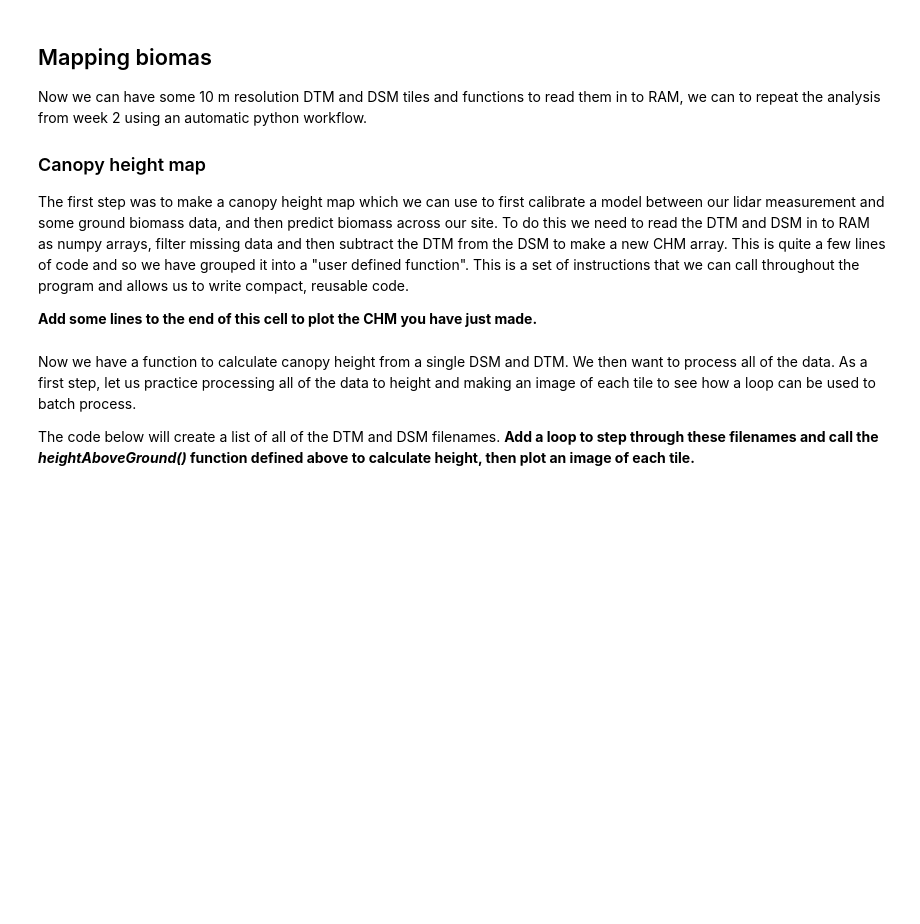
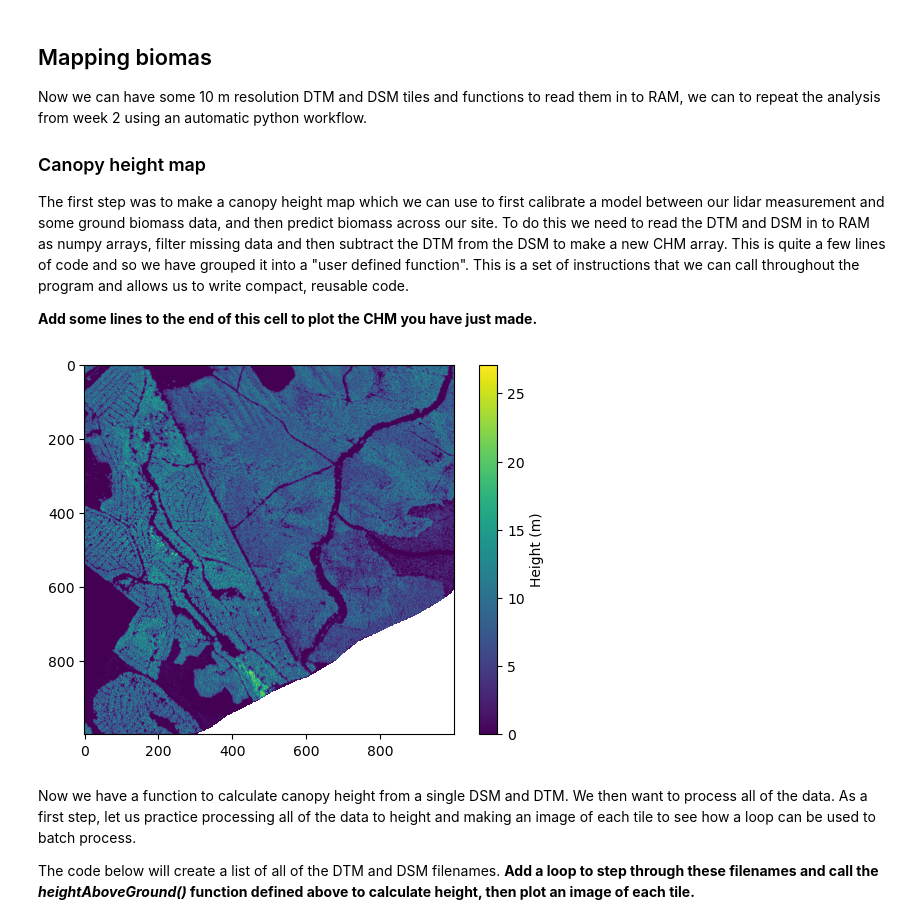
Before and after one commit to edinburgh-university-OOSA/pprs_programming_answers, a Jupyter notebook: batch_process_answers.ipynb, the cells around one changed output. Drawn from its saved outputs; the diff is of its cells as text; code cells hidden in the pictures; blank space fills up the shorter version.

```diff
--- a/batch_process_answers.ipynb
+++ b/batch_process_answers.ipynb
@@ -238,35 +251,37 @@ def heightAboveGround(dtmName,dsmName):
     # open the DTM and DSM and read data
     dtmFile=rasterio.open(dtmName)
     dtm=dtmFile.read(1)
     dsmFile=rasterio.open(dsmName)
     dsm=dsmFile.read(1)
 
 
     # filter both datasets
     dtm[dtm<0.0] = np.nan
     dsm[dsm<0.0] = np.nan
 
     # Subtract the two to get height, as two are aligned
     hData=dsm-dtm
 
     # pass back to the calling function
-    return(hData)
+    return(hData,dtmFile)
 
 
 
 # define filenames to use
 dsmName='data/ALS/DSM_1m/NN89_1M_DSM_PHASE1.tif'
 dtmName='data/ALS/DTM_1m/NN89_1M_DTM_PHASE1.tif'
 
 
 # call the user defined function to calculate the height array and metadata and read in to RAM
-hData=heightAboveGround(dtmName,dsmName)
+hData,rast=heightAboveGround(dtmName,dsmName)
 
 
 # Add some lines below here to make an image of the CHM
 plt.imshow(hData)
 plt.colorbar(label='Height (m)')     # add a colour bar
 plt.show()         # print to screen
+# %% [output]
+[figure, added]
 # %% [markdown]
 Now we have a function to calculate canopy height from a single DSM and DTM. We then want to process all of the data. As a first step, let us practice processing all of the data to height and making an image of each tile to see how a loop can be used to batch process.
 
```
Also changed, not shown: parts of 10 cells of this notebook.
